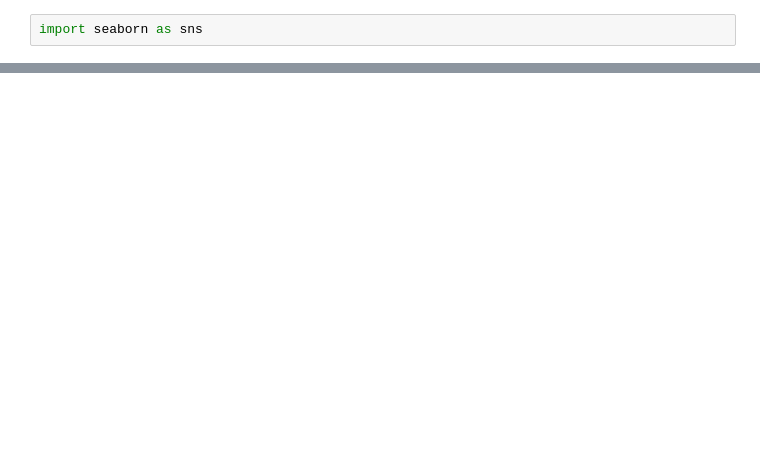
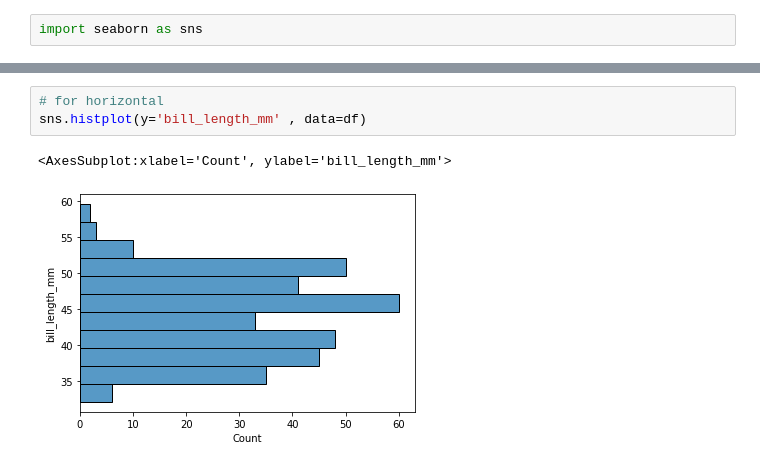
Before and after one commit to Abdullah-kwl/Seaborn-Tutorial, a Jupyter notebook: seaborn_tutorial02.ipynb, the cells around one changed output, grey strips where cells are left out. Drawn from its saved outputs; the diff is of its cells as text; blank space fills up the shorter version.

```diff
--- a/seaborn_tutorial02.ipynb
+++ b/seaborn_tutorial02.ipynb
@@ -19,0 +50,6 @@ df
+# %%
+# for horizontal
+sns.histplot(y='bill_length_mm' , data=df)
+# %% [output]
+<AxesSubplot:xlabel='Count', ylabel='bill_length_mm'>
+[figure, added]
```
Also changed, not shown: parts of 23 cells of this notebook.
